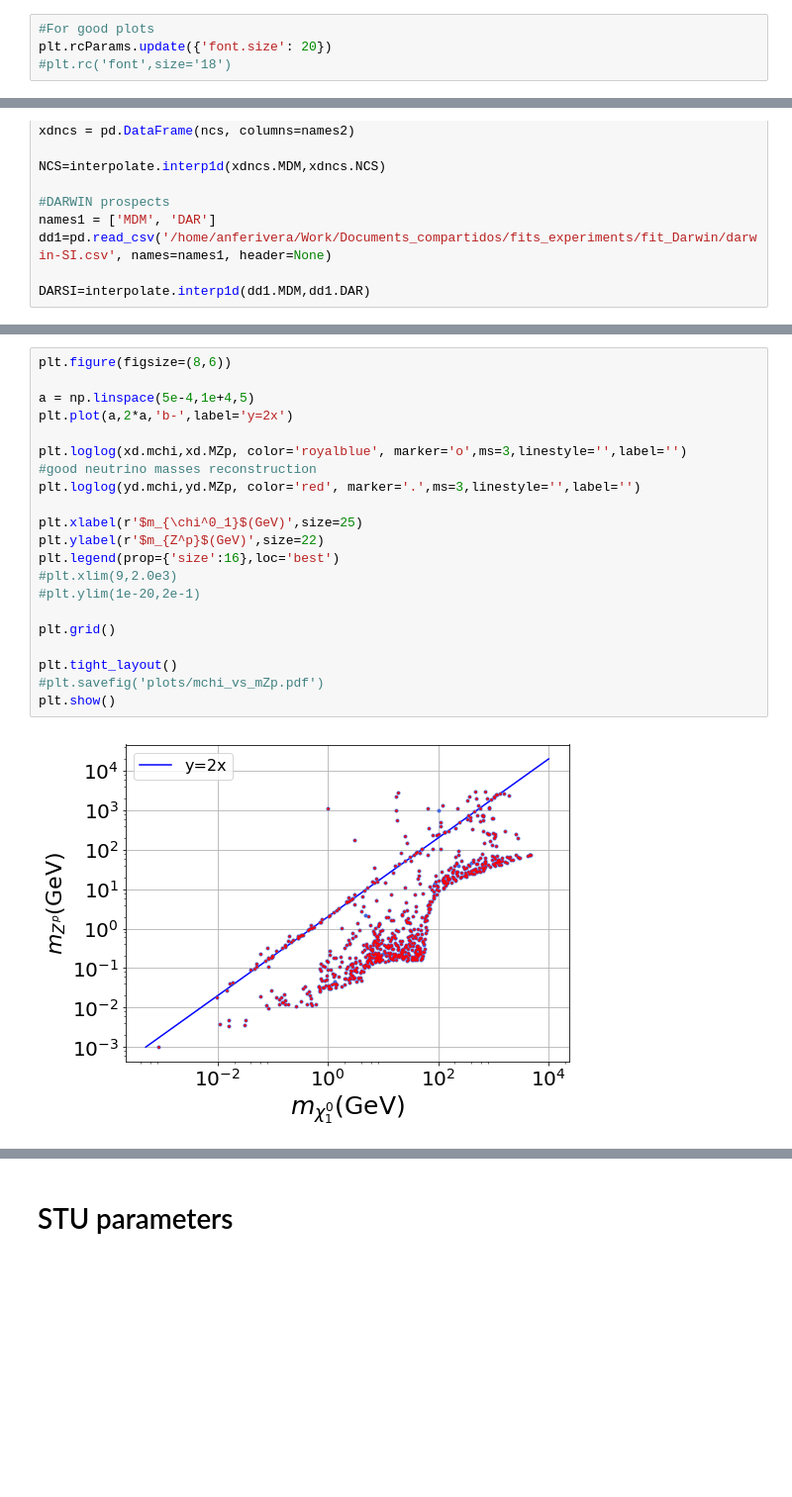
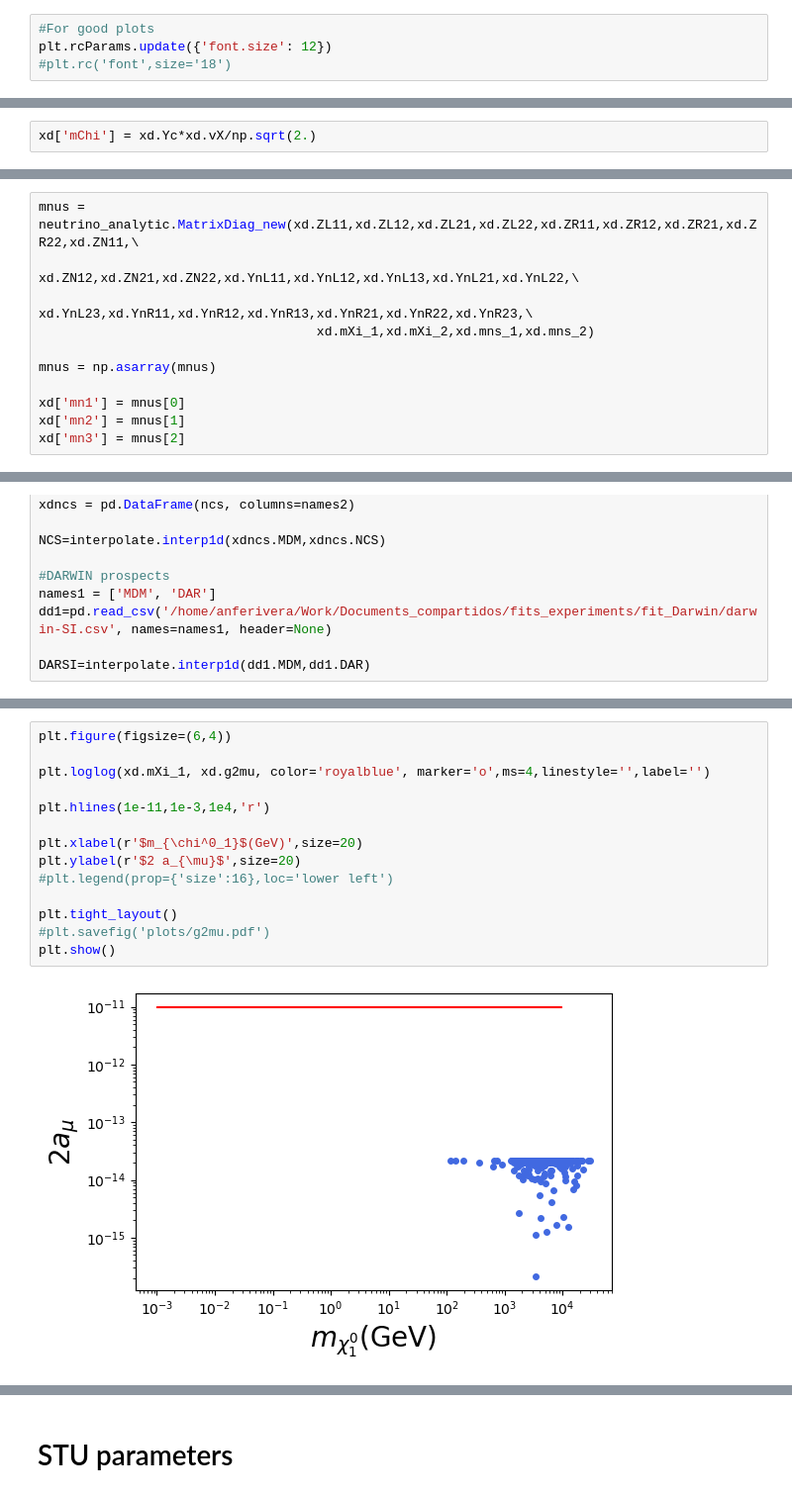
Before and after one commit to davidsuarezr/MDEO, a Jupyter notebook: random-scan-v1.ipynb, the cells around one changed output, grey strips where cells are left out. Shown at 99% size. Saved outputs shown, nothing was run; the diff lists cells and outputs as text; blank space fills up the shorter version.

```diff
--- a/random-scan-v1.ipynb
+++ b/random-scan-v1.ipynb
@@ -232,6 +232,6 @@ xd.to_csv('general-scan.csv')
 # %%
 #For good plots
-plt.rcParams.update({'font.size': 20})
+plt.rcParams.update({'font.size': 12})
 #plt.rc('font',size='18')
 # %% [markdown]
 Read full file
@@ -251,0 +256,2 @@ print( Omega_min, Omega,Omega_max)
+# %%
+xd['mChi'] = xd.Yc*xd.vX/np.sqrt(2.)
@@ -276 +283,12 @@ plt.tight_layout()
+# %%
+mnus = neutrino_analytic.MatrixDiag_new(xd.ZL11,xd.ZL12,xd.ZL21,xd.ZL22,xd.ZR11,xd.ZR12,xd.ZR21,xd.ZR22,xd.ZN11,\
+                                    xd.ZN12,xd.ZN21,xd.ZN22,xd.YnL11,xd.YnL12,xd.YnL13,xd.YnL21,xd.YnL22,\
+                                    xd.YnL23,xd.YnR11,xd.YnR12,xd.YnR13,xd.YnR21,xd.YnR22,xd.YnR23,\
+                                    xd.mXi_1,xd.mXi_2,xd.mns_1,xd.mns_2)
+
+mnus = np.asarray(mnus)
+
+xd['mn1'] = mnus[0]
+xd['mn2'] = mnus[1]
+xd['mn3'] = mnus[2]
 # %%
@@ -492,23 +425,16 @@ plt.tight_layout()
 # %%
-plt.figure(figsize=(8,6))
+plt.figure(figsize=(6,4))
 
-a = np.linspace(5e-4,1e+4,5)
-plt.plot(a,2*a,'b-',label='y=2x')
+plt.loglog(xd.mXi_1, xd.g2mu, color='royalblue', marker='o',ms=4,linestyle='',label='')
 
-plt.loglog(xd.mchi,xd.MZp, color='royalblue', marker='o',ms=3,linestyle='',label='')
-#good neutrino masses reconstruction
-plt.loglog(yd.mchi,yd.MZp, color='red', marker='.',ms=3,linestyle='',label='')
+plt.hlines(1e-11,1e-3,1e4,'r')
 
-plt.xlabel(r'$m_{\chi^0_1}$(GeV)',size=25)
-plt.ylabel(r'$m_{Z^p}$(GeV)',size=22)
-plt.legend(prop={'size':16},loc='best')
-#plt.xlim(9,2.0e3)
-#plt.ylim(1e-20,2e-1)
-
-plt.grid()
+plt.xlabel(r'$m_{\chi^0_1}$(GeV)',size=20)
+plt.ylabel(r'$2 a_{\mu}$',size=20)
+#plt.legend(prop={'size':16},loc='lower left')
 
 plt.tight_layout()
-#plt.savefig('plots/mchi_vs_mZp.pdf')
+#plt.savefig('plots/g2mu.pdf')
 plt.show()
 # %% [output]
-[figure, old version]
+[figure, new version]
```
Also changed, not shown: parts of 25 cells of this notebook, 8 other files.
